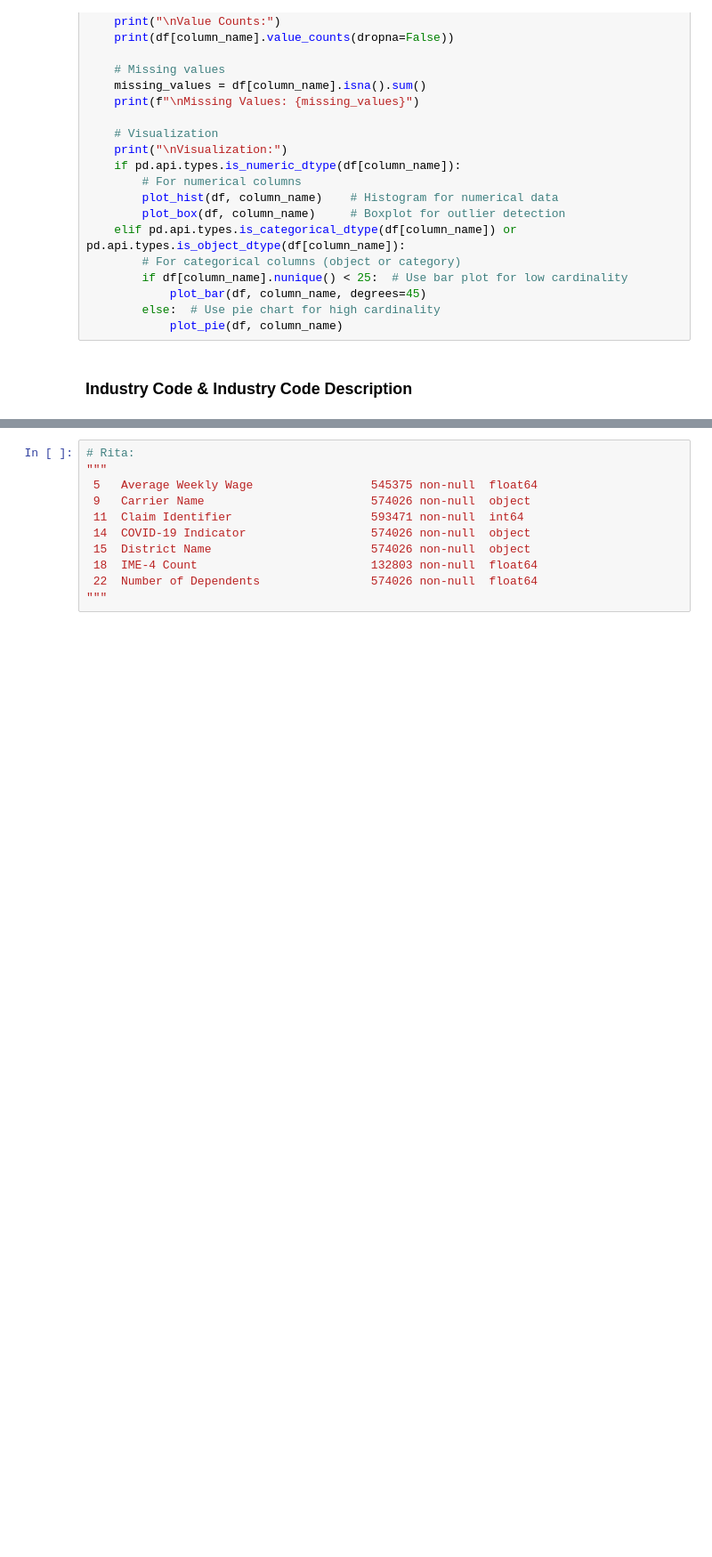
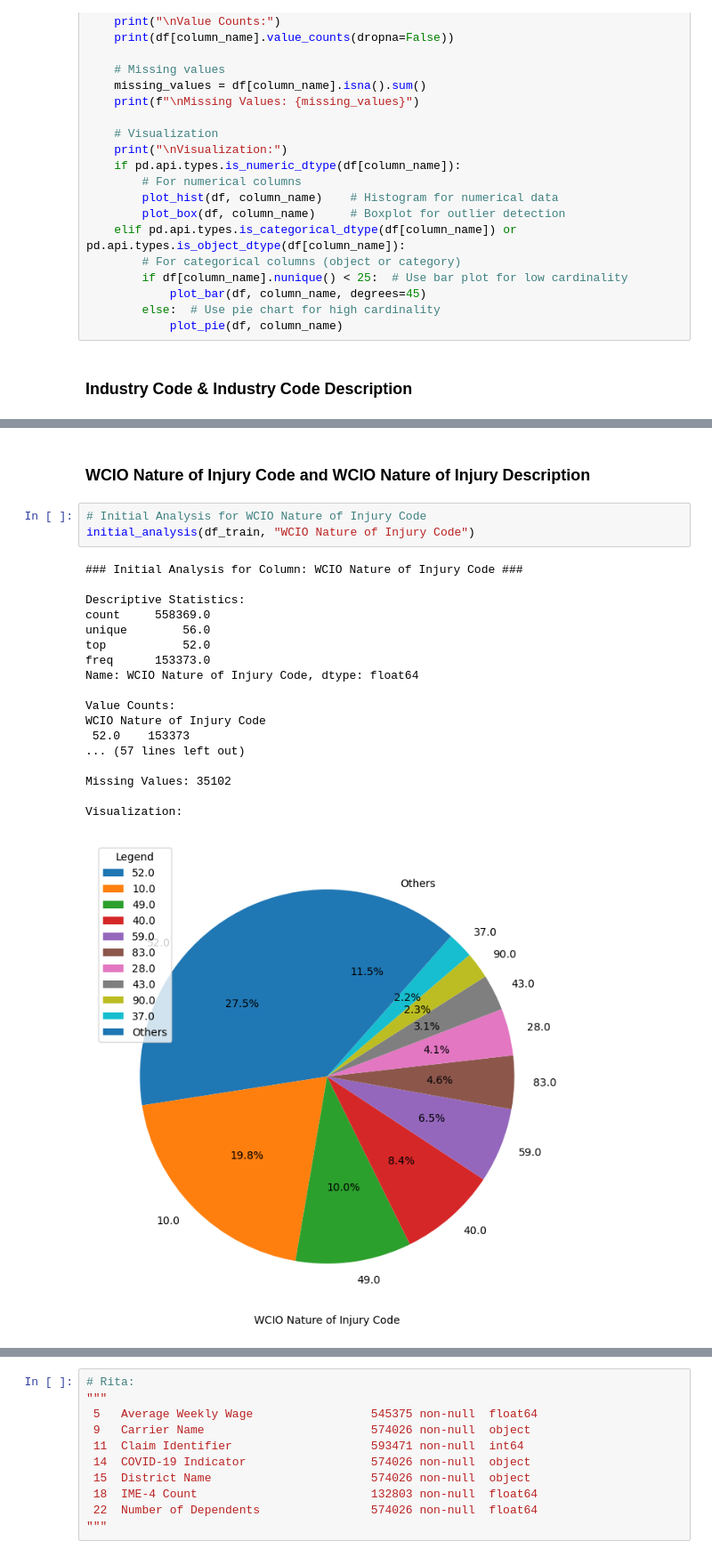
Before and after one commit to berthlou/DSAA_ML_41, a Jupyter notebook: code/exploratory_analysis/exploratory_analysis_preprocessing_louis.ipynb, the cells around one changed output, grey strips where cells are left out. Shown at 89% size. Saved outputs shown, nothing was run; the diff lists cells and outputs as text; blank space fills up the shorter version.

```diff
--- a/code/exploratory_analysis/exploratory_analysis_preprocessing_louis.ipynb
+++ b/code/exploratory_analysis/exploratory_analysis_preprocessing_louis.ipynb
@@ -366,0 +405,24 @@ Missing Values in 'Industry Code': 29403
+# %% [markdown]
+### WCIO Nature of Injury Code and WCIO Nature of Injury Description
+# %%
+# Initial Analysis for WCIO Nature of Injury Code
+initial_analysis(df_train, "WCIO Nature of Injury Code")
+# %% [output]
+### Initial Analysis for Column: WCIO Nature of Injury Code ###
+
+Descriptive Statistics:
+count     558369.0
+unique        56.0
+top           52.0
+freq      153373.0
+Name: WCIO Nature of Injury Code, dtype: float64
+
+Value Counts:
+WCIO Nature of Injury Code
+ 52.0    153373
+... (57 lines left out)
+
+Missing Values: 35102
+
+Visualization:
+[figure, added]
```
Also changed, not shown: parts of 16 cells of this notebook.
